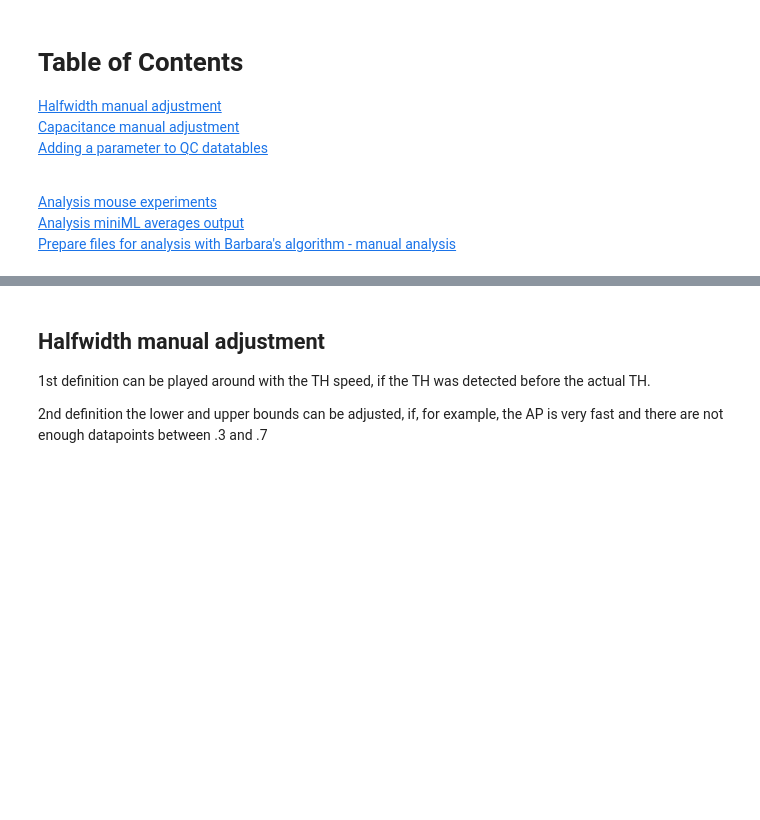
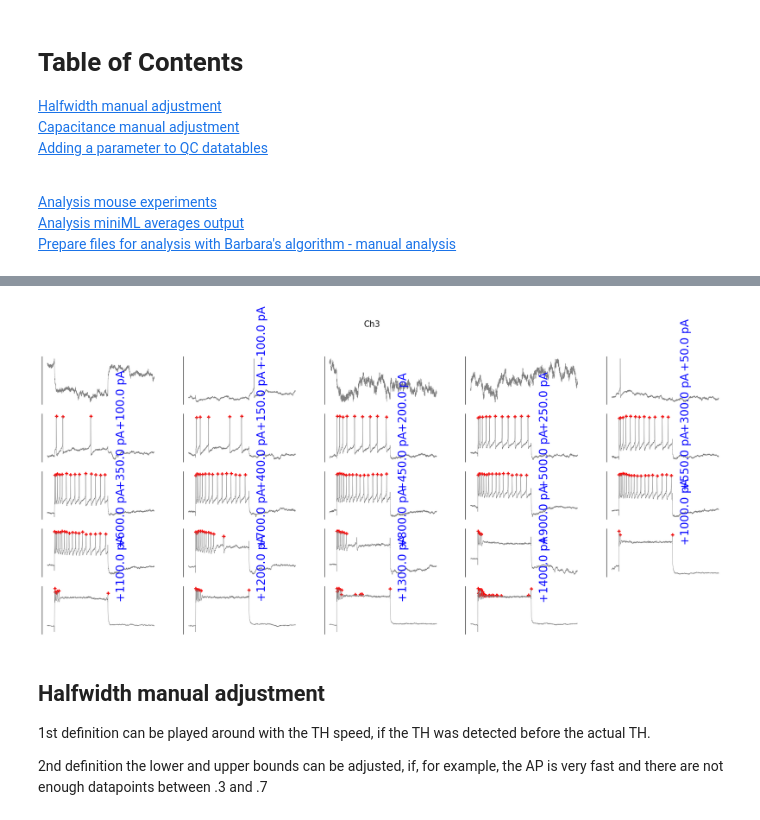
Before and after one commit to verjiniaM/Human-slice-scripts, a Jupyter notebook: notebooks_and_main_executions/manual_fix_notebook_and_some_useful_plots.ipynb, the cells around one changed output, grey strips where cells are left out. Drawn from its saved outputs; the diff is of its cells as text; code cells hidden in the pictures; blank space fills up the shorter version.

```diff
--- a/notebooks_and_main_executions/manual_fix_notebook_and_some_useful_plots.ipynb
+++ b/notebooks_and_main_executions/manual_fix_notebook_and_some_useful_plots.ipynb
@@ -21,3 +105,33 @@ import math
+# %%
+first_spikes = [3]
+peaks_all = [peaks]
+for n, ch in enumerate(channels):
+    key = 'Ch' + str(ch)
+    ch_data = charact_data[key][0]
+
+    win = len(inj) - first_spikes[n]
+    x = math.ceil(np.sqrt(win))
+    fig = plt.figure(figsize=(22,9))
+    for i in range(win):
+        ax = fig.add_subplot(x,x, i+1)
+        if first_spikes[n] + i-1 < np.shape(ch_data)[1]: #plotting for last sweep with no spikes and all following sweeps
+            ax.plot(ch_data[:,first_spikes[n] + i-1], lw=0.5, c='grey')
+            ax.set_xticks([])
+            ax.set_yticks([])
+            ax.spines['top'].set_visible(False)
+            ax.spines['right'].set_visible(False)
+            ax.spines['bottom'].set_visible(False)
+            #ax.spines['left'].set_visible(False)
+            ax.scatter(peaks_all[n][first_spikes[n] + i-1, :, 1],
+                    peaks_all[n][first_spikes[n] + i-1, :, 2], marker='+', c='r')
+            ax.annotate('+'+str(inj[first_spikes[n]+ i - 1])+' pA', (25500,0), (25500,0), color='b', rotation=90)
+
+    fig.patch.set_facecolor('white')
+    fig.suptitle(key, fontsize=15)
+
+plt.savefig('/Users/verjim/laptop_D_17.01.2022/Schmitz_lab/data/human/data_verji/OP240926/plots/Max_Spikes/char_spikes_plot_24926068_Ch3.png')
+# %% [output]
+[figure, added]
 # %% [markdown]
 ## Halfwidth manual adjustment <a name= "1">
 
```
Also changed, not shown: parts of 14 cells of this notebook, 8 other files.
